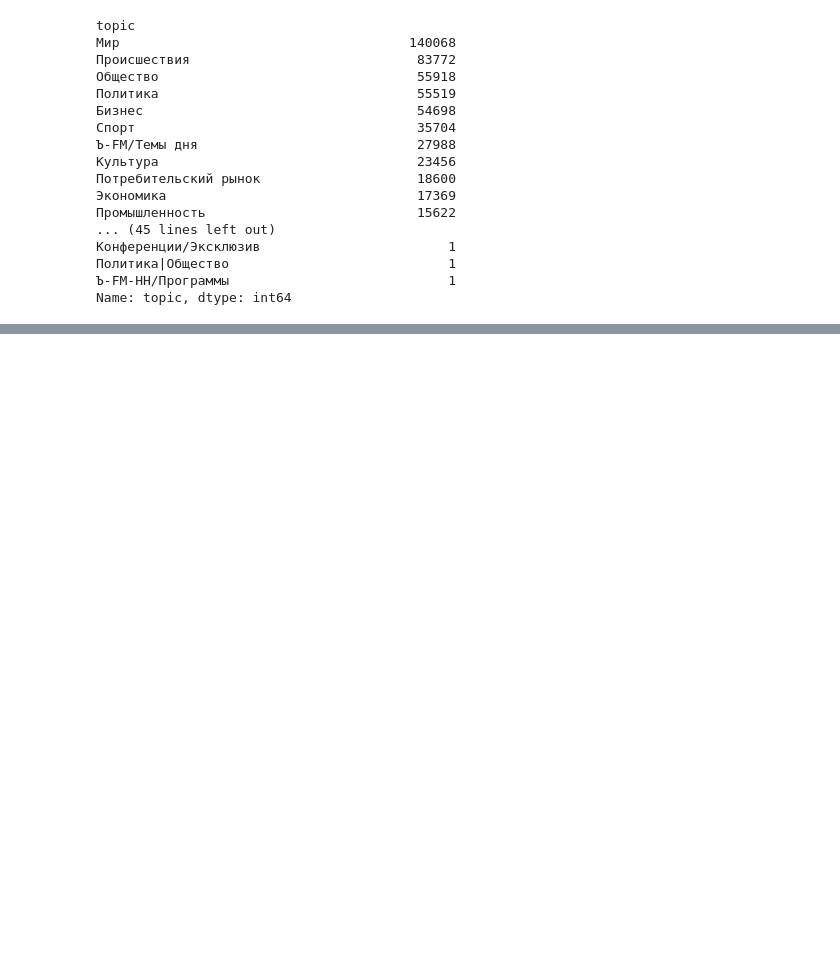
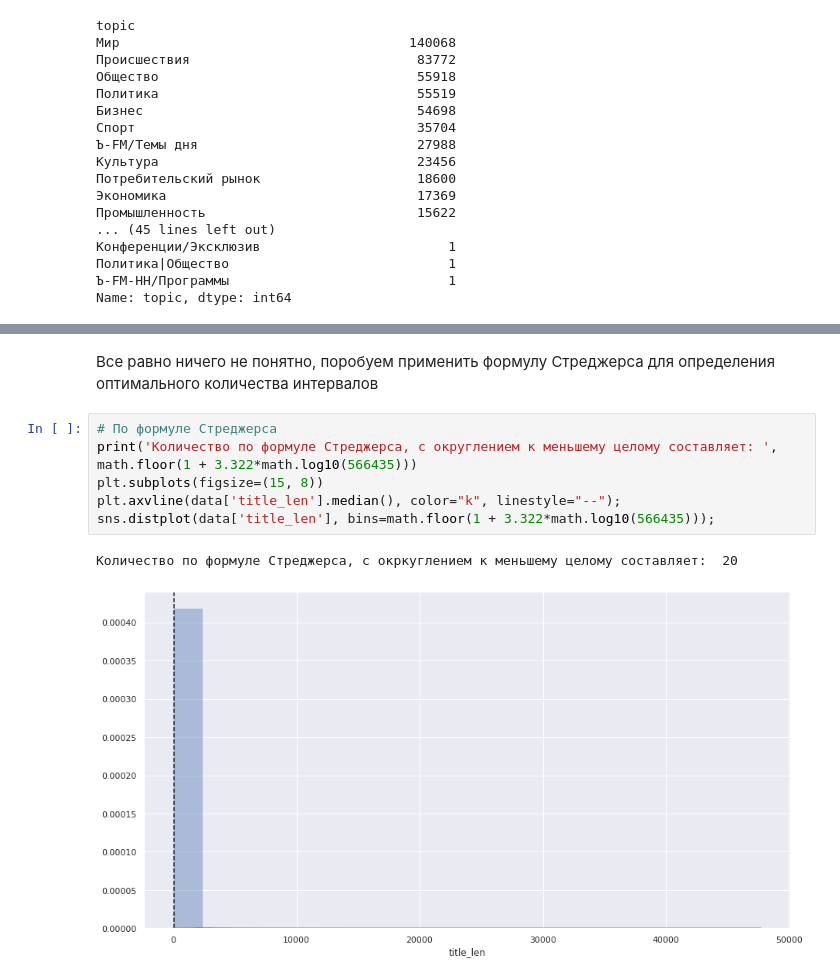
Before and after one commit to vetedde/proj_news_viz, a Jupyter notebook: nlp/notebooks/EDA/kommersant.ipynb, the cells around one changed output, grey strips where cells are left out. Drawn from its saved outputs; the diff is of its cells as text; blank space fills up the shorter version.

```diff
--- a/nlp/notebooks/EDA/kommersant.ipynb
+++ b/nlp/notebooks/EDA/kommersant.ipynb
@@ -223,0 +248,11 @@ Name: topic, dtype: int64
+# %% [markdown]
+Все равно ничего не понятно, поробуем применить формулу Стреджерса для определения оптимального количества интервалов
+# %%
+# По формуле Стреджерса
+print('Количество по формуле Стреджерса, с округлением к меньшему целому составляет: ', math.floor(1 + 3.322*math.log10(566435)))
+plt.subplots(figsize=(15, 8))
+plt.axvline(data['title_len'].median(), color="k", linestyle="--");
+sns.distplot(data['title_len'], bins=math.floor(1 + 3.322*math.log10(566435)));
+# %% [output]
+Количество по формуле Стреджерса, с окркуглением к меньшему целому составляет:  20
+[figure, added]
```
Also changed, not shown: parts of 59 cells of this notebook.
